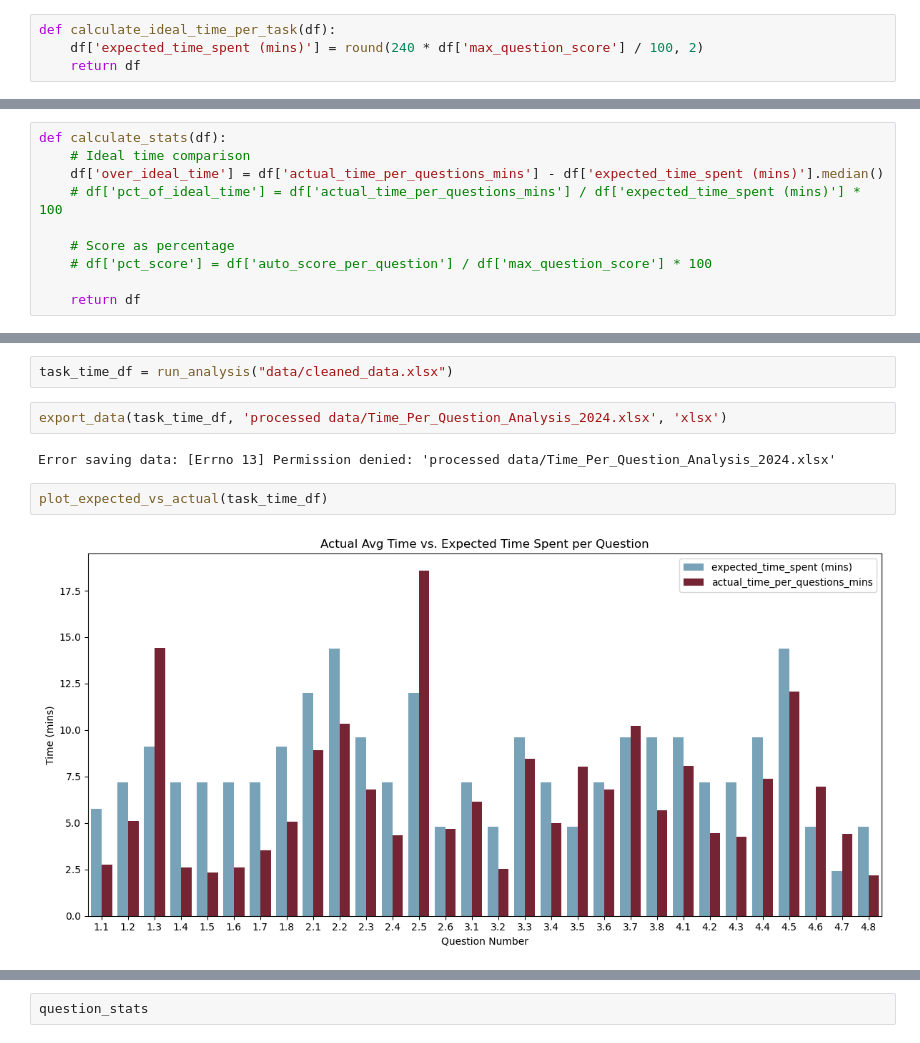
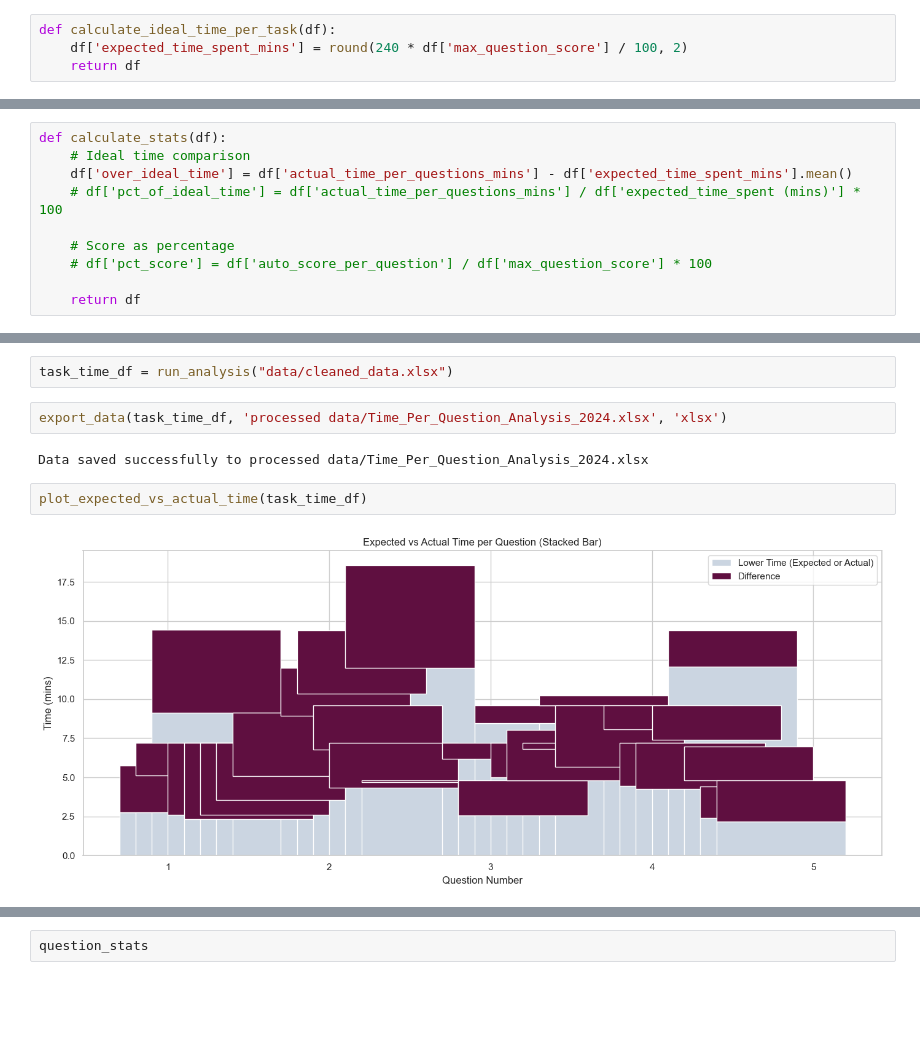
Before and after one commit to tornerosie/Eksamensanalyse, a Jupyter notebook: Time_Per_Task_Analysis.ipynb, the cells around one changed output, grey strips where cells are left out. Saved outputs shown, nothing was run; the diff lists cells and outputs as text; blank space fills up the shorter version.

```diff
--- a/Time_Per_Task_Analysis.ipynb
+++ b/Time_Per_Task_Analysis.ipynb
@@ -37,14 +37,14 @@ def convert_seconds_to_minutes(df):
 ### Calculate ideal time per question using proportional time allocation based on weighted scores
 # %%
 def calculate_ideal_time_per_task(df):
-    df['expected_time_spent (mins)'] = round(240 * df['max_question_score'] / 100, 2)
+    df['expected_time_spent_mins'] = round(240 * df['max_question_score'] / 100, 2)
     return df
 # %% [markdown]
 ### Calculate statistics
 # %%
 def calculate_stats(df):
     # Ideal time comparison
-    df['over_ideal_time'] = df['actual_time_per_questions_mins'] - df['expected_time_spent (mins)'].median()
+    df['over_ideal_time'] = df['actual_time_per_questions_mins'] - df['expected_time_spent_mins'].mean()
     # df['pct_of_ideal_time'] = df['actual_time_per_questions_mins'] / df['expected_time_spent (mins)'] * 100
 
     # Score as percentage
@@ -167,11 +205,11 @@ task_time_df = run_analysis("data/cleaned_data.xlsx")
 # %%
 export_data(task_time_df, 'processed data/Time_Per_Question_Analysis_2024.xlsx', 'xlsx')
 # %% [output]
-Error saving data: [Errno 13] Permission denied: 'processed data/Time_Per_Question_Analysis_2024.xlsx'
+Data saved successfully to processed data/Time_Per_Question_Analysis_2024.xlsx
 # %%
-plot_expected_vs_actual(task_time_df)
+plot_expected_vs_actual_time(task_time_df)
 # %% [output]
-[figure, old version]
+[figure, new version]
 # %%
 plot_over_under_ideal_time(task_time_df)
 # %% [output]
```
Also changed, not shown: parts of 6 cells of this notebook, 5 other files.
